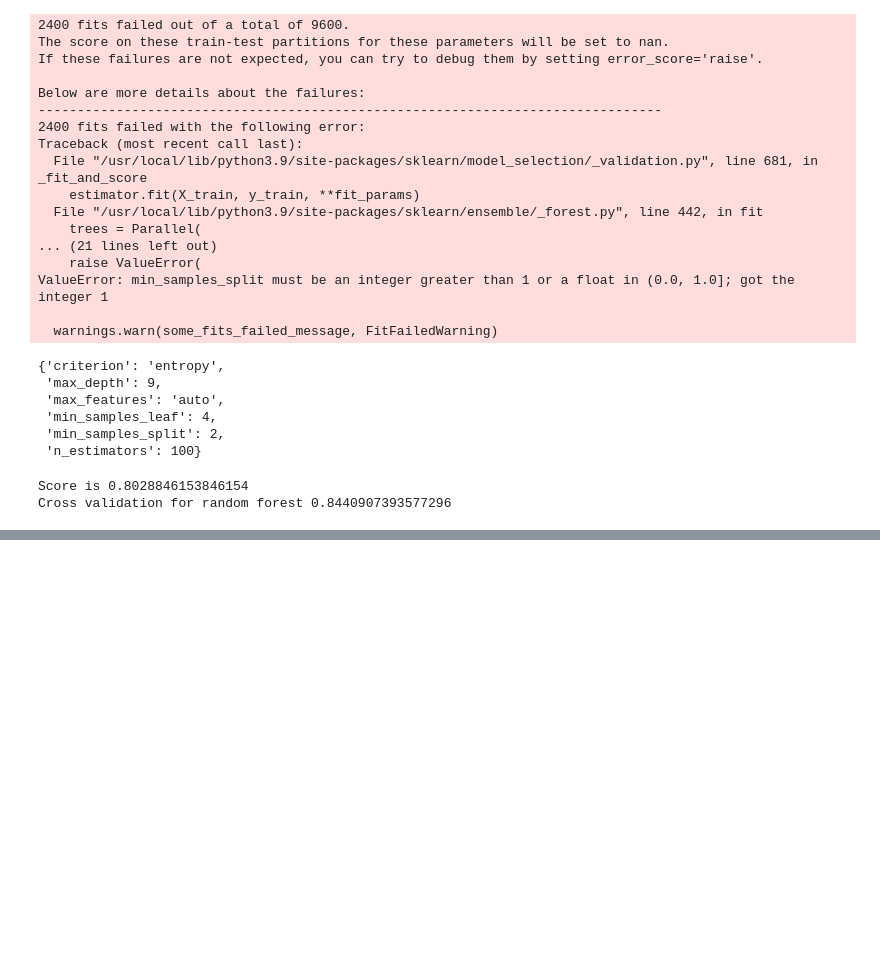
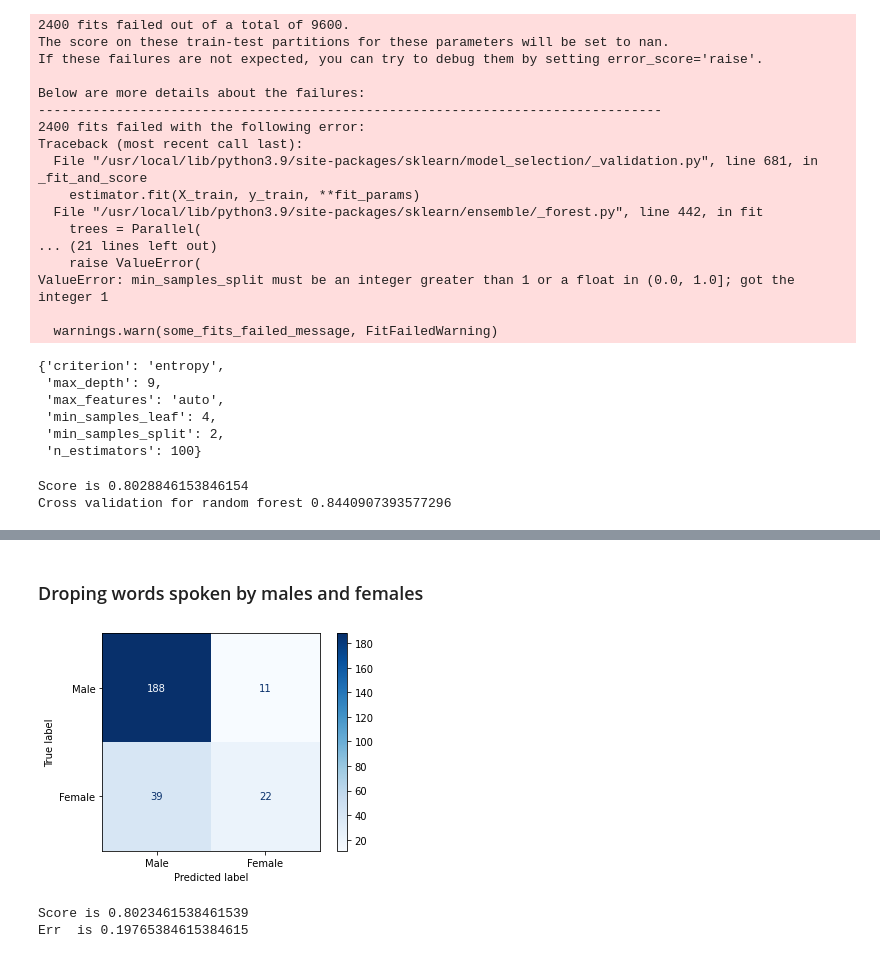
Before and after one commit to jontad/Statistical-Machine-Learning, a Jupyter notebook: randomForest.ipynb, the cells around one changed output, grey strips where cells are left out. Saved outputs shown, nothing was run; the diff lists cells and outputs as text; code cells hidden in the pictures; blank space fills up the shorter version.

```diff
--- a/randomForest.ipynb
+++ b/randomForest.ipynb
@@ -587,0 +442,15 @@ plt.show()
+# %% [markdown]
+### Droping words spoken by males and females
+# %%
+x = data.drop(['Number words female', 'Number words male', 'Lead'], axis=1)
+y = data['Lead']
+label = 'Excluding female/male words'
+loop_iter = 100
+score_sum, err_sum, auc_result = \
+rf_classifier(loop_iter, x, y, auc_result, label)
+print(f'Score is {score_sum}')
+print(f'Err  is {err_sum}')
+# %% [output]
+[figure, added]
+Score is 0.8023461538461539
+Err  is 0.19765384615384615
```
Also changed, not shown: parts of 30 cells of this notebook.
